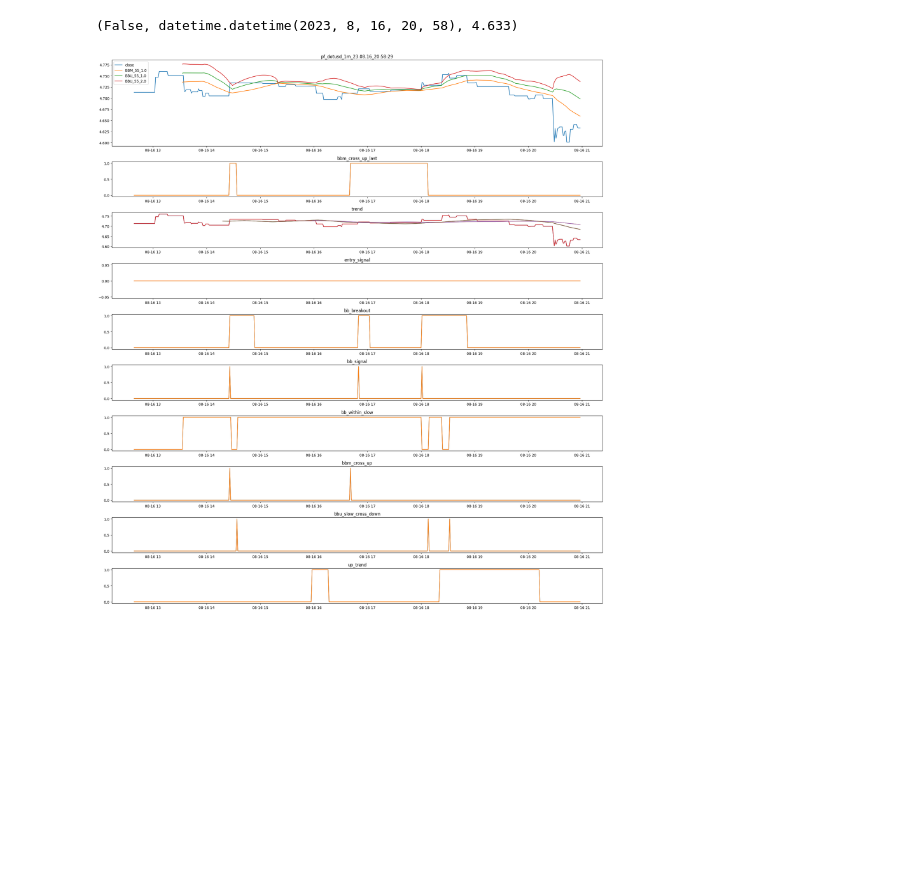
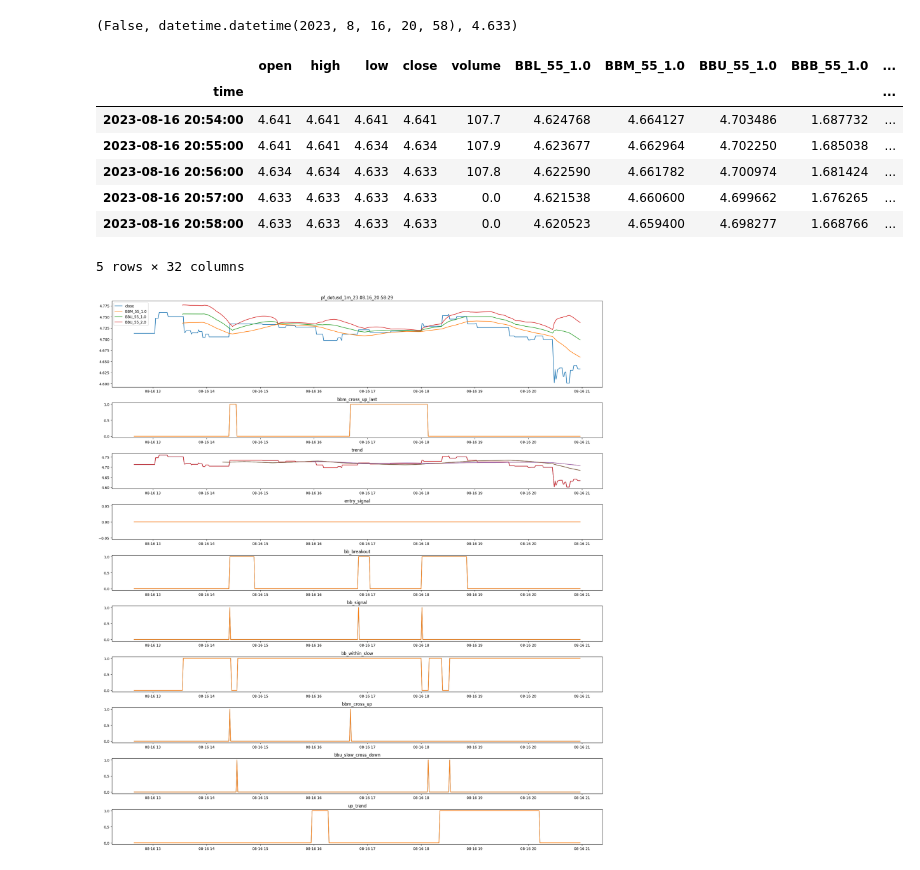
Before and after one commit to magnusblondal/lucy, a Jupyter notebook: bb_breakout.ipynb, the cells around one changed output. Drawn from its saved outputs; the diff is of its cells as text; code cells hidden in the pictures; blank space fills up the shorter version.

```diff
--- a/bb_breakout.ipynb
+++ b/bb_breakout.ipynb
@@ -152,7 +152,7 @@ close = df["close"].iloc[-1]
 # %% [output]
 (False, datetime.datetime(2023, 8, 16, 20, 58), 4.633)
 # %%
-df['counter_bbm_cross_up'] = df.index.where(df.bbu_slow_cross_up)
+df['counter_bbm_cross_up'] = df.index.where(df.bbm_cross_up)
 df['counter_bbm_cross_up'].fillna(method="ffill", inplace=True)
 
 df['counter_bbu_slow_cross_down'] = df.index.where(df.bbu_slow_cross_down)
@@ -164,7 +164,18 @@ df['delta_bbm_cross_up']            = ( df['date'].sub(df['counter_bbm_cross_up'
 df['delta_bbu_slow_cross_down']     = ( df['date'].sub(df['counter_bbu_slow_cross_down']).astype('timedelta64[s]').dt.total_seconds() ) +1
 df['bbm_cross_up_last']             = df['delta_bbm_cross_up'] < df['delta_bbu_slow_cross_down'].fillna(float('inf'))
 
-df.drop(['counter_bbm_cross_up', 'counter_bbu_slow_cross_down', 'date'], axis=1,inplace=True)
+# df.drop(['counter_bbm_cross_up', 'counter_bbu_slow_cross_down', 'date'], axis=1,inplace=True)
+# %%
+df.tail()
+# %% [output]
+|  | open | high | low | close | volume | BBL_55_1.0 | BBM_55_1.0 | BBU_55_1.0 | BBB_55_1.0 | ... |
+| time |  |  |  |  |  |  |  |  |  | ... |
+| 2023-08-16 20:54:00 | 4.641 | 4.641 | 4.641 | 4.641 | 107.7 | 4.624768 | 4.664127 | 4.703486 | 1.687732 | ... |
+| 2023-08-16 20:55:00 | 4.641 | 4.641 | 4.634 | 4.634 | 107.9 | 4.623677 | 4.662964 | 4.702250 | 1.685038 | ... |
+| 2023-08-16 20:56:00 | 4.634 | 4.634 | 4.633 | 4.633 | 107.8 | 4.622590 | 4.661782 | 4.700974 | 1.681424 | ... |
+| 2023-08-16 20:57:00 | 4.633 | 4.633 | 4.633 | 4.633 | 0.0 | 4.621538 | 4.660600 | 4.699662 | 1.676265 | ... |
+| 2023-08-16 20:58:00 | 4.633 | 4.633 | 4.633 | 4.633 | 0.0 | 4.620523 | 4.659400 | 4.698277 | 1.668766 | ... |
+5 rows × 32 columns
 # %%
 
 chart_data      = df[['close', bbm, bbu, bbu_slow]]
```
Also changed, not shown: 9 other files.
